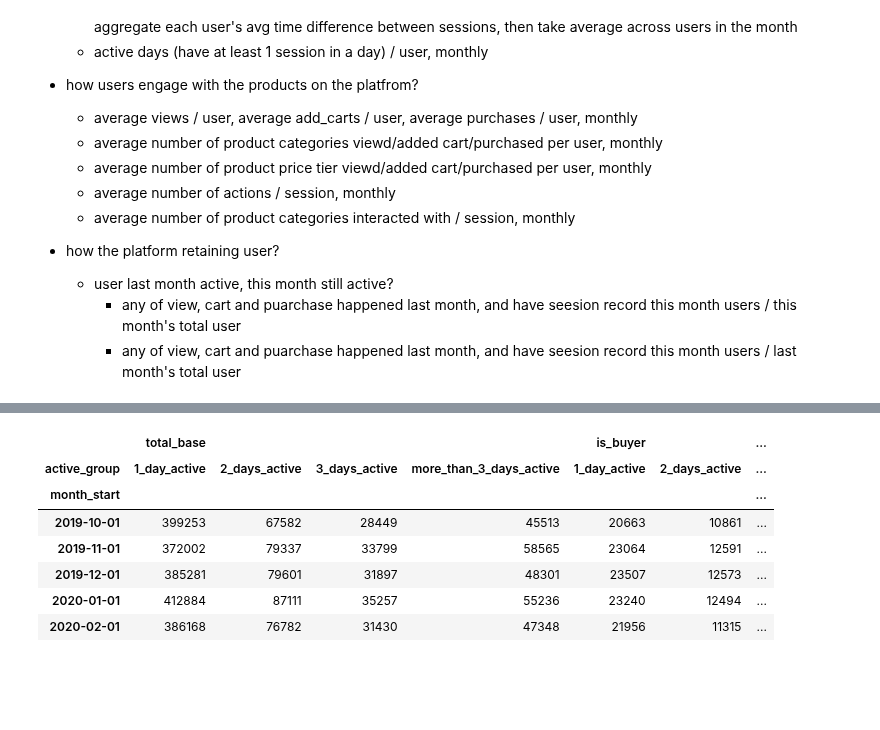
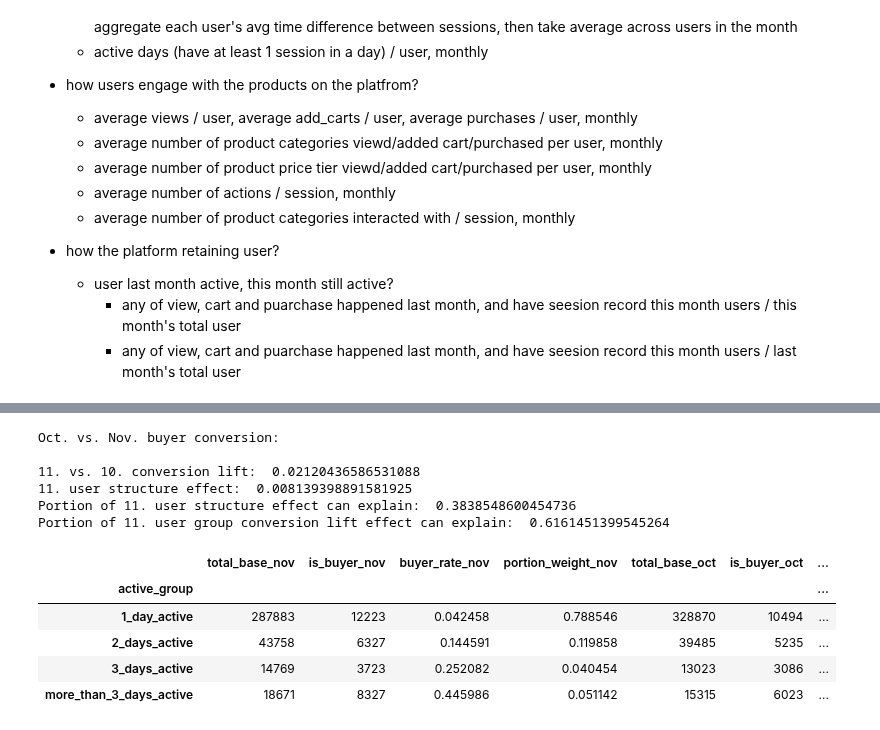
Before and after one commit to yuu1zhou/Online-cosmetics-shop-user-behavior-analysis, a Jupyter notebook: python_scripts/explore.ipynb, the cells around one changed output, grey strips where cells are left out. Drawn from its saved outputs; the diff is of its cells as text; code cells hidden in the pictures; blank space fills up the shorter version.

```diff
--- a/python_scripts/explore.ipynb
+++ b/python_scripts/explore.ipynb
@@ -100,7 +100,7 @@ how active were people on the platform?
         - any of view, cart and puarchase happened last month, and have seesion record this month users / last month's total user
 # %%
 df = query_from_file(f'{parent_dir}/sql_scripts/explore_v2.sql',
-                '01. monthly user activity',
+                'monthly user activity link to is_buyer',
                 'cosmetics_shop_data'
 )
 
@@ -214,13 +214,3 @@ subplot.update_layout(height = 800, width = 1100, barmode = 'stack')
 subplot.show()
 # %% [output]
 [interactive output not drawn]
-# %%
-df = query_from_file(f'{parent_dir}/sql_scripts/explore_v2.sql',
-                'monthly user activity link to is_buyer',
-                'cosmetics_shop_data'
-)
-
-df['active_group'] = np.select(
-    [df['active_days'] == 1, df['active_days'] == 2, df['active_days'] == 3, df['active_days']>= 4],
-    ['1_day_active', '2_days_active', '3_days_active', 'more_than_3_days_active'], default='none'
-)
@@ -230,4 +232,11 @@ df_agg = df.groupby(['month_start', 'active_group']).agg({
     'is_buyer': 'sum'
 }).reset_index().rename(columns={'user_id': "total_base"})
 df_agg['buyer_rate'] = df_agg['is_buyer'] / df_agg['total_base']
-df_agg.query('month_start == "2019-11-01"')
+
+df_oct = df_agg.query('month_start == "2019-10-01"').copy()
+df_oct['portion_weight'] = df_oct['total_base'] / df_oct['total_base'].sum()
+df_oct = df_oct.reset_index().iloc[:, 1:]
+
+df_nov = df_agg.query('month_start == "2019-11-01"').copy()
+df_nov['portion_weight'] = df_nov['total_base'] / df_nov['total_base'].sum()
+df_nov = df_nov.reset_index().iloc[:, 1:]
@@ -260,11 +243,25 @@ df_agg
-# %%
-df_agg.pivot(index= 'month_start', columns= 'active_group')
-# %% [output]
-|  | total_base |  |  |  | is_buyer |  | ... |
-| active_group | 1_day_active | 2_days_active | 3_days_active | more_than_3_days_active | 1_day_active | 2_days_active | ... |
-| month_start |  |  |  |  |  |  | ... |
-| 2019-10-01 | 399253 | 67582 | 28449 | 45513 | 20663 | 10861 | ... |
-| 2019-11-01 | 372002 | 79337 | 33799 | 58565 | 23064 | 12591 | ... |
-| 2019-12-01 | 385281 | 79601 | 31897 | 48301 | 23507 | 12573 | ... |
-| 2020-01-01 | 412884 | 87111 | 35257 | 55236 | 23240 | 12494 | ... |
-| 2020-02-01 | 386168 | 76782 | 31430 | 47348 | 21956 | 11315 | ... |
+# %%
+print('Oct. vs. Nov. buyer conversion: \n')
+oct_conv = df.query('month_start == "2019-10-01"')['is_buyer'].sum() / len(df.query('month_start == "2019-10-01"'))
+nov_conv = df.query('month_start == "2019-11-01"')['is_buyer'].sum() / len(df.query('month_start == "2019-11-01"'))
+print("11. vs. 10. conversion lift: ", nov_conv - oct_conv)
+print("11. user structure effect: ", (df_nov['portion_weight'] * df_oct['buyer_rate']).sum() - oct_conv)
+print("Portion of 11. user structure effect can explain: ", ((df_nov['portion_weight'] * df_oct['buyer_rate']).sum() - oct_conv)/(nov_conv - oct_conv))
+print("Portion of 11. user group conversion lift effect can explain: ", 1 - ( (df_nov['portion_weight'] * df_oct['buyer_rate']).sum() - oct_conv)/(nov_conv - oct_conv))
+# %% [output]
+Oct. vs. Nov. buyer conversion:
+
+11. vs. 10. conversion lift:  0.02120436586531088
+11. user structure effect:  0.008139398891581925
+Portion of 11. user structure effect can explain:  0.3838548600454736
+Portion of 11. user group conversion lift effect can explain:  0.6161451399545264
+# %%
+df_pivot = pd.merge(df_nov.iloc[:, 1:], df_oct.iloc[:, 1:], on = 'active_group', how='inner', suffixes=('_nov', '_oct')).set_index('active_group')
+df_pivot
+# %% [output]
+|  | total_base_nov | is_buyer_nov | buyer_rate_nov | portion_weight_nov | total_base_oct | is_buyer_oct | ... |
+| active_group |  |  |  |  |  |  | ... |
+| 1_day_active | 287883 | 12223 | 0.042458 | 0.788546 | 328870 | 10494 | ... |
+| 2_days_active | 43758 | 6327 | 0.144591 | 0.119858 | 39485 | 5235 | ... |
+| 3_days_active | 14769 | 3723 | 0.252082 | 0.040454 | 13023 | 3086 | ... |
+| more_than_3_days_active | 18671 | 8327 | 0.445986 | 0.051142 | 15315 | 6023 | ... |
```
Also changed, not shown: parts of 15 cells of this notebook, 1 other file.
